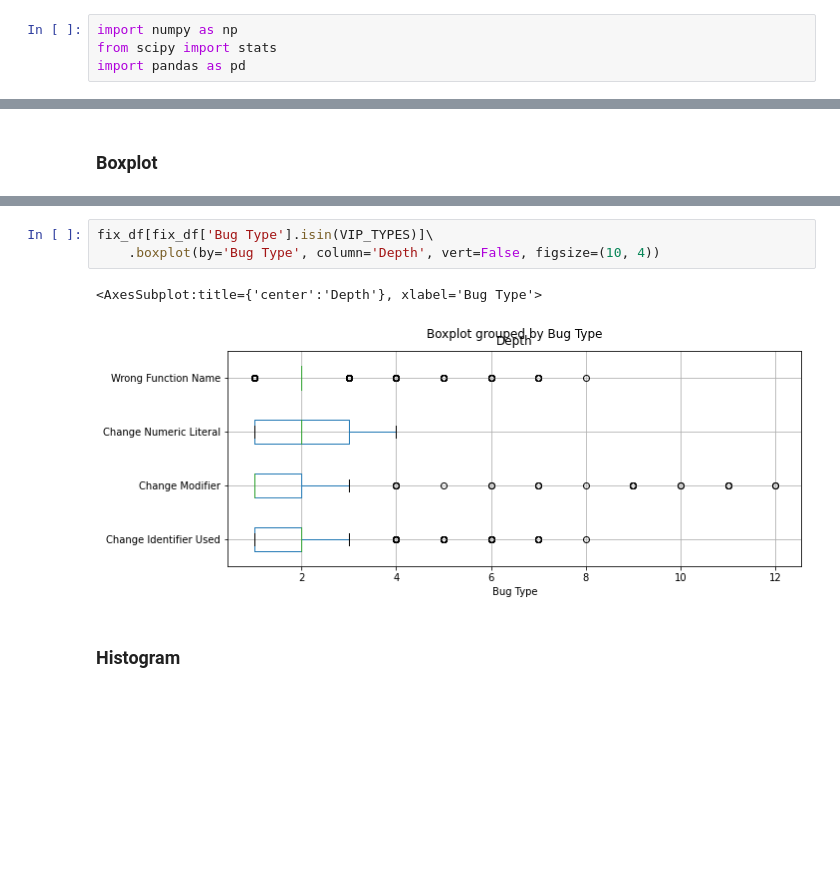
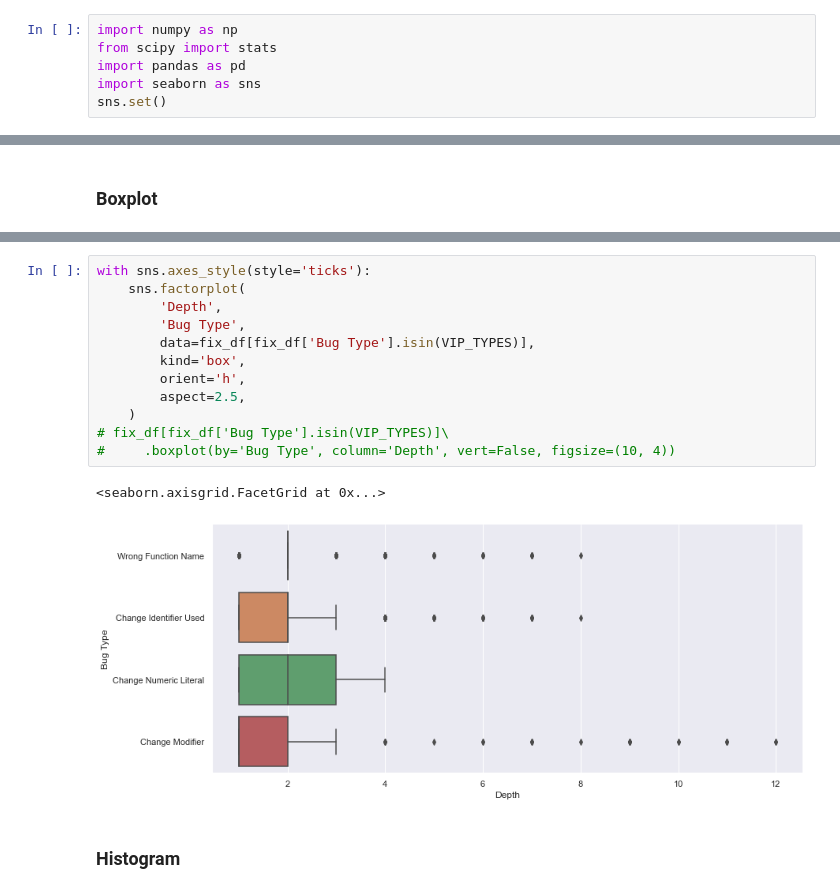
Before and after one commit to parvezmrobin/msr-2021, a Jupyter notebook: notebooks/RQ1.ipynb, the cells around one changed output, grey strips where cells are left out. Cells and saved outputs as stored; diff of their text form; blank space fills up the shorter version.

```diff
--- a/notebooks/RQ1.ipynb
+++ b/notebooks/RQ1.ipynb
@@ -4,6 +4,8 @@
 import numpy as np
 from scipy import stats
 import pandas as pd
+import seaborn as sns
+sns.set()
 # %%
 from _databrick import stat_df, fix_df
 
@@ -147,9 +160,18 @@ fix_df.boxplot(by='Bug Type', column=['Depth'], vert=False)
 # %%
-fix_df[fix_df['Bug Type'].isin(VIP_TYPES)]\
-    .boxplot(by='Bug Type', column='Depth', vert=False, figsize=(10, 4))
+with sns.axes_style(style='ticks'):
+    sns.factorplot(
+        'Depth',
+        'Bug Type',
+        data=fix_df[fix_df['Bug Type'].isin(VIP_TYPES)],
+        kind='box',
+        orient='h',
+        aspect=2.5,
+    )
+# fix_df[fix_df['Bug Type'].isin(VIP_TYPES)]\
+#     .boxplot(by='Bug Type', column='Depth', vert=False, figsize=(10, 4))
 # %% [output]
-<AxesSubplot:title={'center':'Depth'}, xlabel='Bug Type'>
+<seaborn.axisgrid.FacetGrid at 0x...>
-[figure, old version]
+[figure, new version]
 # %% [markdown]
 ### Histogram
 # %%
```
Also changed, not shown: parts of 17 cells of this notebook, 3 other files.
